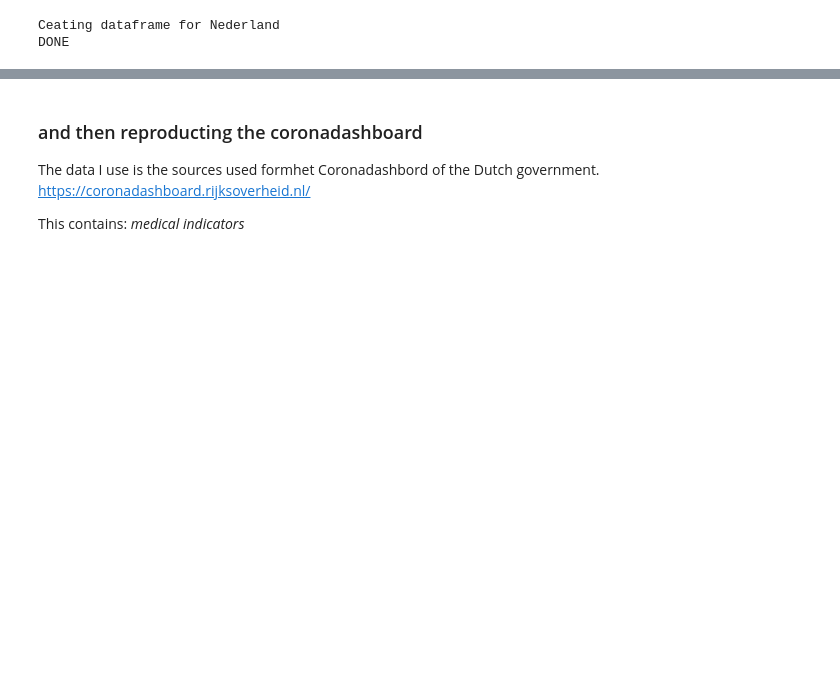
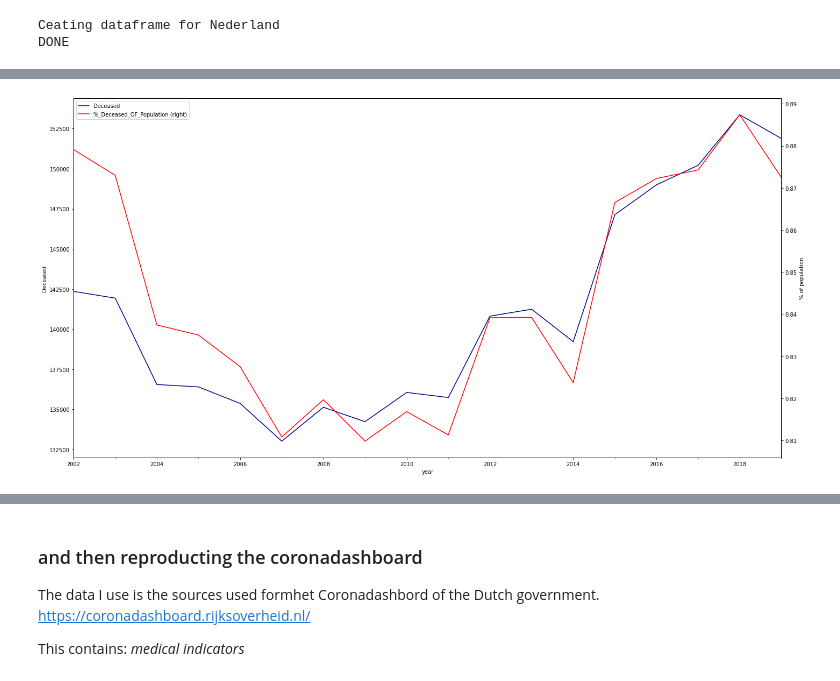
Before and after one commit to cjvanzwol/notebooks, a Jupyter notebook: Covid/Covid.ipynb, the cells around one changed output, grey strips where cells are left out. Cells and saved outputs as stored; diff of their text form; code cells hidden in the pictures; blank space fills up the shorter version.

```diff
--- a/Covid/Covid.ipynb
+++ b/Covid/Covid.ipynb
@@ -160,12 +145,13 @@ NameError: name 'population_nl' is not defined
 # %%
 x=population_y_nl.index
-print(x)
-ax=population_y_nl.plot(kind='line',x=x, y='Deceased', color='DarkBlue',figsize=(20,10))
-ax2=population_y_nl.plot(kind='line',y='Deceased_perc', secondary_y=True,color='Red', ax=ax)
+ax=population_y_nl.plot(kind='line', y='Deceased', color='DarkBlue',figsize=(20,10))
+ax2=population_y_nl.plot(kind='line',y='%_Deceased_OF_Population', secondary_y=True,color='Red', ax=ax)
 ax.set_ylabel('Deceased')
 ax2.set_ylabel('% of population')
 plt.tight_layout()
 plt.show()
+# %% [output]
+[figure, added]
 # %%
 #print('Ceating dataframe for Landsdeel')
 print('SKIPPING Landsdeel')
```
Also changed, not shown: parts of 22 cells of this notebook, 2 other files.
